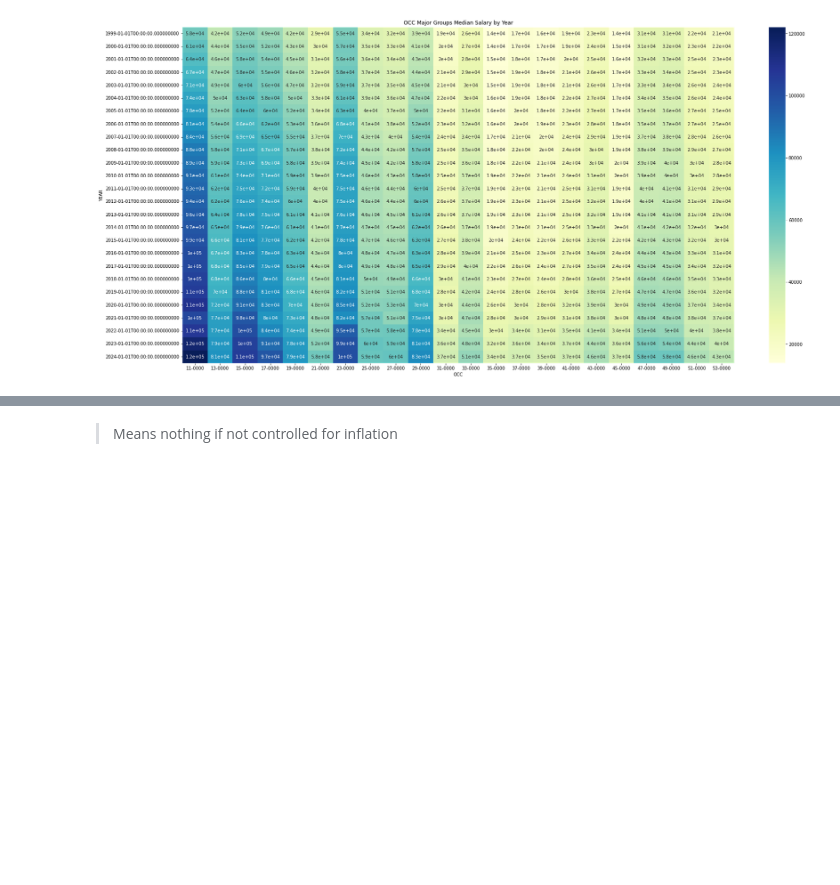
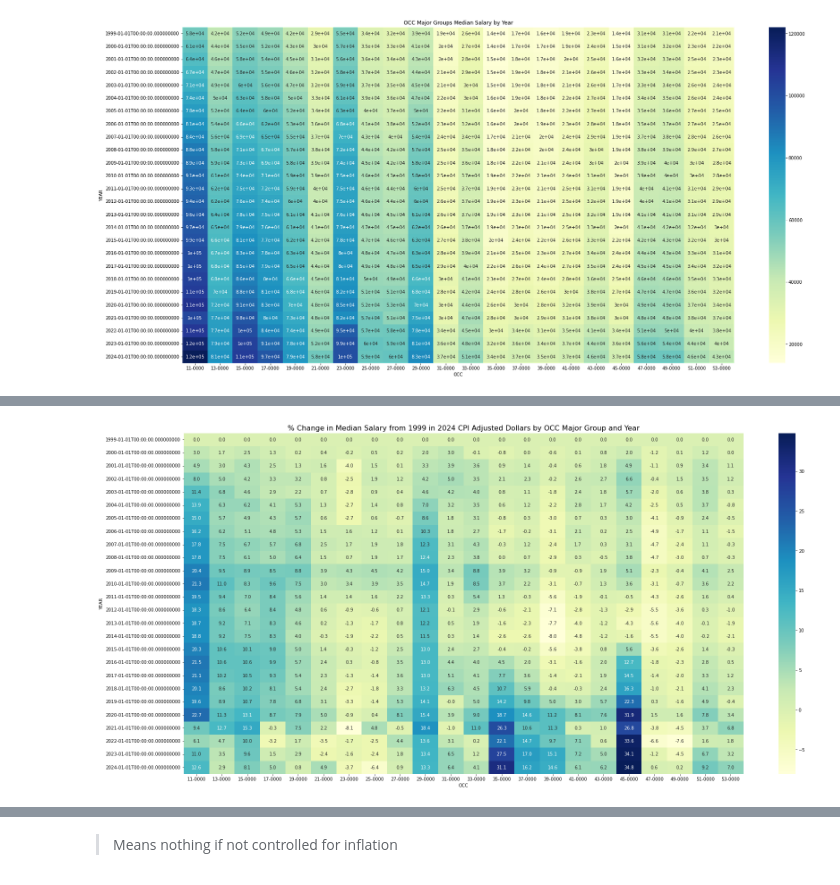
Before and after one commit to charlotteprior/analytics-applications-sp2026-final, a Jupyter notebook: national_employment_eda.ipynb, the cells around one changed output, grey strips where cells are left out. Cells and saved outputs as stored; diff of their text form; code cells hidden in the pictures; blank space fills up the shorter version.

```diff
--- a/national_employment_eda.ipynb
+++ b/national_employment_eda.ipynb
@@ -553,0 +616,12 @@ plt.show()
+# %%
+# Calculate relative % change from 1999 for each OCC_CODE_CLEANED in contingency_table_scaled
+relative_change_df = contingency_table_scaled.copy()
+
+# Get the 1999 values for each column
+base_1999 = contingency_table_scaled.loc[pd.Timestamp('1999-01-01')]
+
+# Calculate relative % change from 1999 for each year and occupation code
+relative_change_df = (contingency_table_scaled / base_1999 - 1) * 100
+
+# Display the new dataframe
+relative_change_df.head()
@@ -553,0 +637,9 @@ plt.show()
+# %%
+plt.figure(figsize=(28, 14))
+sns.heatmap(relative_change_df, annot=True, cmap='YlGnBu', fmt='.1f')
+plt.title('% Change in Median Salary from 1999 in 2024 CPI Adjusted Dollars by OCC Major Group and Year', fontsize=16)
+plt.xlabel('OCC')
+plt.ylabel('YEAR')
+plt.show()
+# %% [output]
+[figure, added]
```
Also changed, not shown: parts of 14 cells of this notebook, 1 other file.
